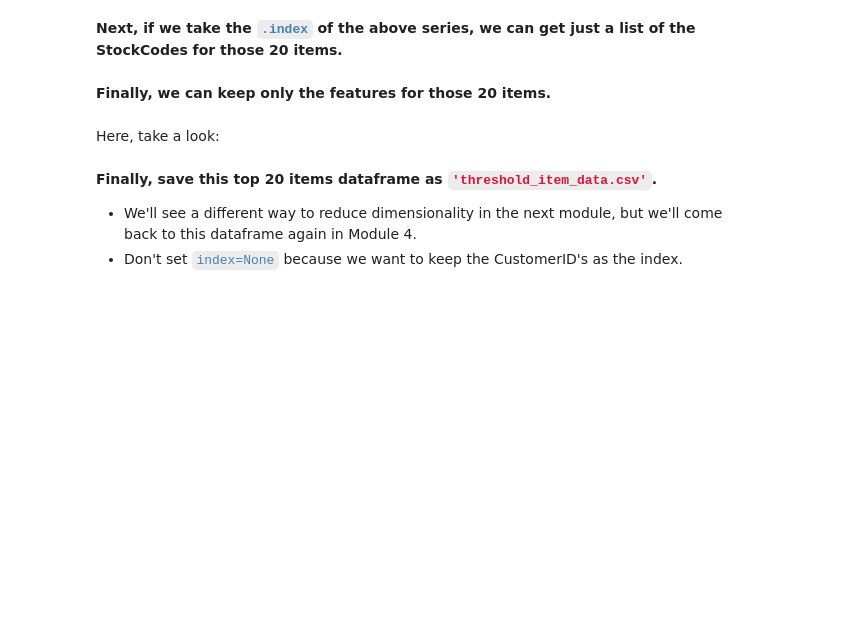
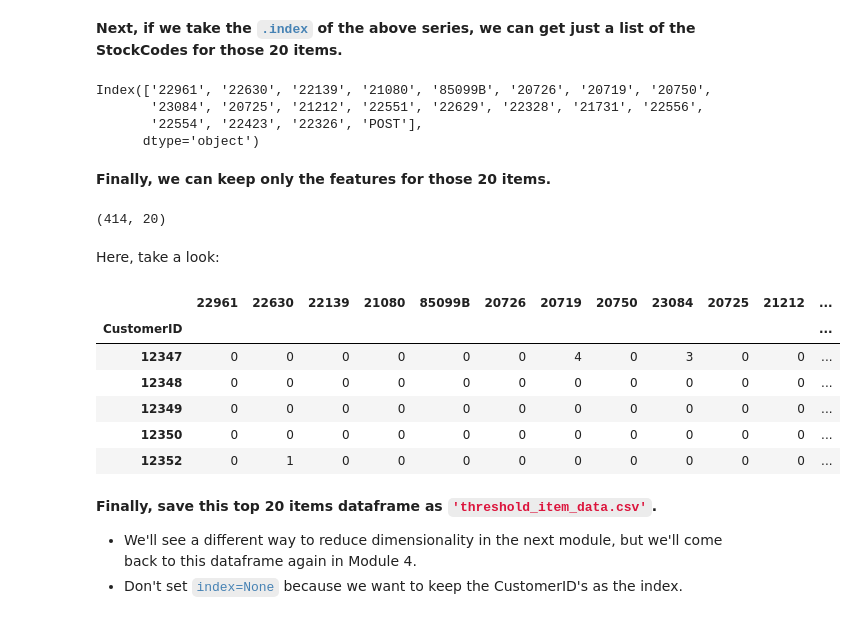
Before and after one commit to Hassan-Shabbir/machine-learning, a Jupyter notebook: Project 4 Workbook Bundle/Module 2 - Dimensionality Reduction.ipynb, the cells around one changed output. Cells and saved outputs as stored; diff of their text form; code cells hidden in the pictures; blank space fills up the shorter version.

```diff
--- a/Project 4 Workbook Bundle/Module 2 - Dimensionality Reduction.ipynb
+++ b/Project 4 Workbook Bundle/Module 2 - Dimensionality Reduction.ipynb
@@ -230,17 +288,36 @@ One very **simple and straightforward way** to reduce the dimensionality of this
 **Next, if we take the <code style="color:steelblue">.index</code> of the above series, we can get just a list of the StockCodes for those 20 items.**
 # %%
 # Get list of StockCodes for the 20 most popular items
+top_20_items = item_data.sum().sort_values().tail(20).index
+top_20_items
+# %% [output]
+Index(['22961', '22630', '22139', '21080', '85099B', '20726', '20719', '20750',
+       '23084', '20725', '21212', '22551', '22629', '22328', '21731', '22556',
+       '22554', '22423', '22326', 'POST'],
+      dtype='object')
 # %% [markdown]
 **Finally, we can keep only the features for those 20 items.**
 # %%
 # Keep only features for top 20 items
-
+top_20_item_data = item_data[top_20_items]
 
 # Shape of remaining dataframe
+top_20_item_data.shape
+# %% [output]
+(414, 20)
 # %% [markdown]
 Here, take a look:
 # %%
 # Display first 5 rows of top_20_item_data
+top_20_item_data.head()
+# %% [output]
+|  | 22961 | 22630 | 22139 | 21080 | 85099B | 20726 | 20719 | 20750 | 23084 | 20725 | 21212 | ... |
+| CustomerID |  |  |  |  |  |  |  |  |  |  |  | ... |
+| 12347 | 0 | 0 | 0 | 0 | 0 | 0 | 4 | 0 | 3 | 0 | 0 | ... |
+| 12348 | 0 | 0 | 0 | 0 | 0 | 0 | 0 | 0 | 0 | 0 | 0 | ... |
+| 12349 | 0 | 0 | 0 | 0 | 0 | 0 | 0 | 0 | 0 | 0 | 0 | ... |
+| 12350 | 0 | 0 | 0 | 0 | 0 | 0 | 0 | 0 | 0 | 0 | 0 | ... |
+| 12352 | 0 | 1 | 0 | 0 | 0 | 0 | 0 | 0 | 0 | 0 | 0 | ... |
 # %% [markdown]
 **Finally, save this top 20 items dataframe as <code style="color:crimson">'threshold_item_data.csv'</code>.**
 * We'll see a different way to reduce dimensionality in the next module, but we'll come back to this dataframe again in Module 4.
```
Also changed, not shown: parts of 6 cells of this notebook, 2 other files.
